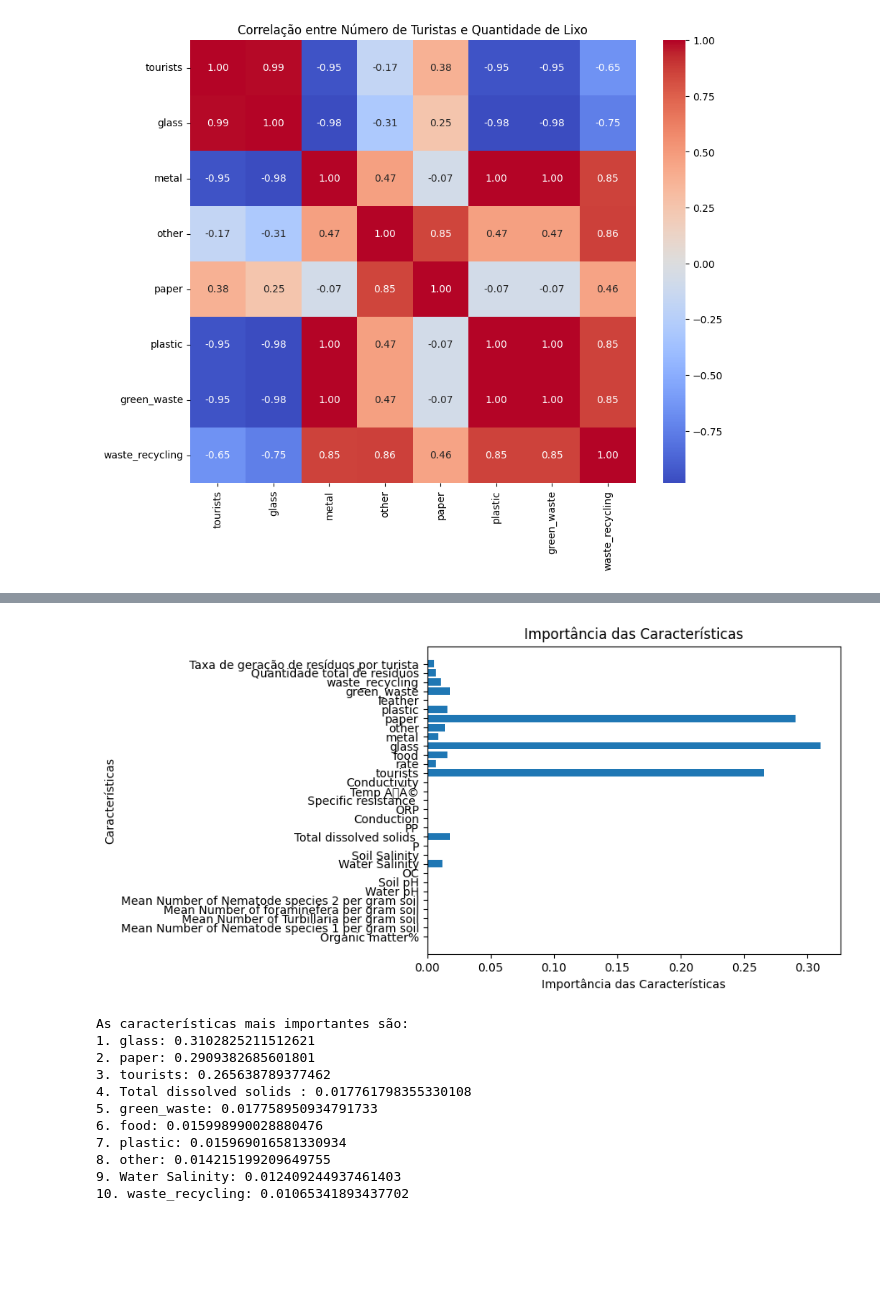
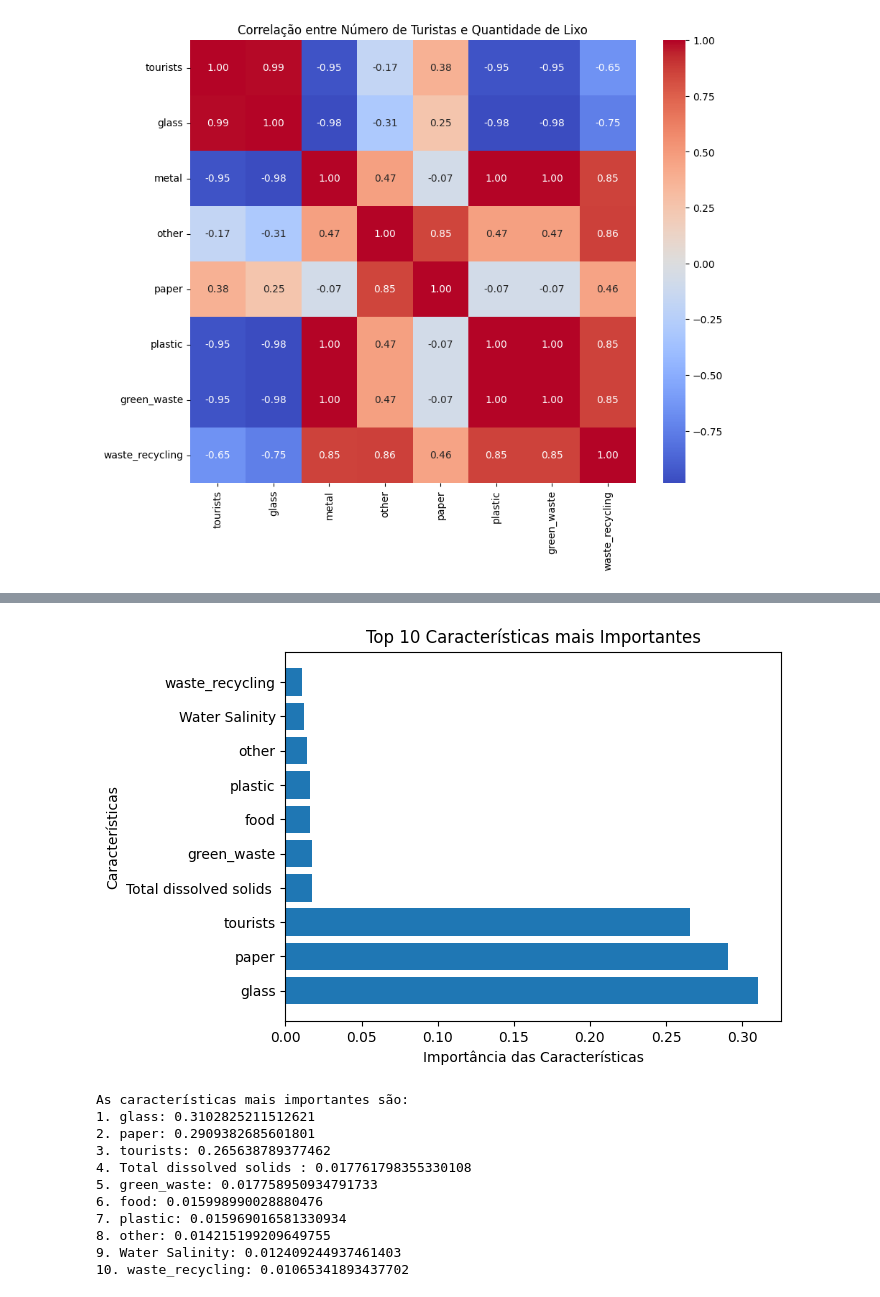
Before and after one commit to SamaraMoreira/EcoOcean-IA, a Jupyter notebook: EcoOcean.ipynb, the cells around one changed output, grey strips where cells are left out. Drawn from its saved outputs; the diff is of its cells as text; code cells hidden in the pictures; blank space fills up the shorter version.

Commit message:
Atualizando o modelo de Machine Learning

```diff
--- a/EcoOcean.ipynb
+++ b/EcoOcean.ipynb
@@ -1005,16 +1272,0 @@ Neste caso, o Random Forest conseguiu ajustar-se melhor aos dados, resultando em
-# %%
-# Dividir os dados em conjuntos de treinamento e teste
-X_train, X_test, y_train, y_test = train_test_split(X, y, test_size=0.2, random_state=42)
-
-# Inicializar o modelo Random Forest
-random_forest_model = RandomForestRegressor(random_state=42)
-
-# Treinar o modelo com os dados de treinamento
-random_forest_model.fit(X_train, y_train)
-
-# Fazer previsões com os dados de teste
-y_pred = random_forest_model.predict(X_test)
-
-# Avaliar o desempenho do modelo
-mae = mean_absolute_error(y_test, y_pred)
-print("Mean Absolute Error:", mae)
@@ -1034,0 +1273,19 @@ R-squared: 1.0
+# %%
+# Obter as importâncias das características
+importances = random_forest_model.feature_importances_
+
+# Obter os nomes das características
+feature_names = X.columns
+
+# Criar um DataFrame com as características e suas importâncias
+feature_importance_df = pd.DataFrame({
+    'Feature': feature_names,
+    'Importance': importances
+})
+
+# Ordenar o DataFrame pelas importâncias em ordem decrescente
+feature_importance_df = feature_importance_df.sort_values(by='Importance', ascending=False)
+
+# Exibir as características mais importantes
+print("Características mais importantes:")
+print(feature_importance_df.head(10))
@@ -1035,16 +1305,15 @@ R-squared: 1.0
 # %%
-# Importância das características
-feature_importances = random_forest_model.feature_importances_
-feature_names = X.columns
+# Selecionar apenas as 10 características mais importantes
+top_features = feature_importance_df.head(10)
 
 # Visualização da importância das características
-plt.barh(feature_names, feature_importances)
+plt.barh(top_features['Feature'], top_features['Importance'])
 plt.xlabel("Importância das Características")
 plt.ylabel("Características")
-plt.title("Importância das Características")
+plt.title("Top 10 Características mais Importantes")
 plt.show()
 # %% [output]
-[figure, old version]
+[figure, new version]
 # %%
 num_features = 10  # Altere conforme necessário
 
```
Also changed, not shown: parts of 38 cells of this notebook.
